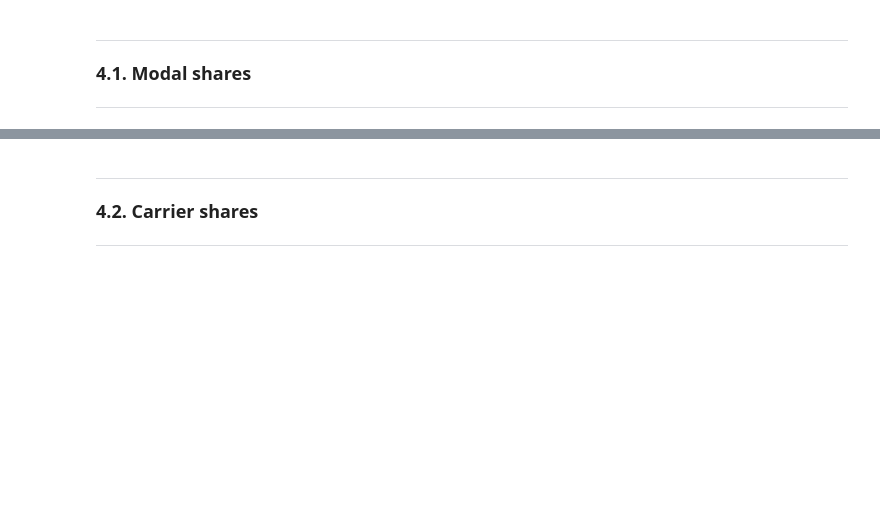
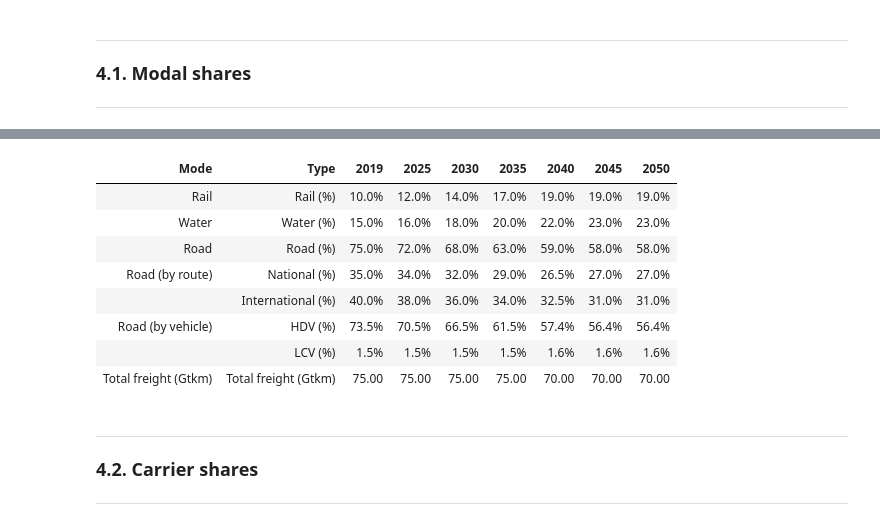
Before and after one commit to Valentine-Bernaerts/negaWatt_jupyter_notebook, a Jupyter notebook: jupyter_notebook/Transport_sector_appendix.ipynb, the cells around one changed output, grey strips where cells are left out. Cells and saved outputs as stored; diff of their text form; code cells hidden in the pictures; blank space fills up the shorter version.

```diff
--- a/jupyter_notebook/Transport_sector_appendix.ipynb
+++ b/jupyter_notebook/Transport_sector_appendix.ipynb
@@ -867,0 +771,73 @@ Carrier Shares (%)
+# %%
+# Modal share (%)
+rail = pd.Series([10.0, 12.0, 14.0, 17.0, 19.0, 19.0, 19.0], index=years)
+water = pd.Series([15.0, 16.0, 18.0, 20.0, 22.0, 23.0, 23.0], index=years)
+road_total = 100 - (rail + water)
+
+national = pd.Series([35.0, 34.0, 32.0, 29.0, 26.5, 27.0, 27.0], index=years)
+international = road_total - national
+hdv = pd.Series([73.5, 70.5, 66.5, 61.5, 57.4, 56.4, 56.4], index=years)
+lcv = road_total - hdv
+
+# Total freight volumes in Gtkm, convert to string
+total_freight = pd.Series([75.0, 75.0, 75.0, 75.0, 70.0, 70.0, 70.0], index=years).map(lambda x: f"{x:.2f}")
+
+# Build DataFrames
+df_rail = pd.DataFrame({'Rail (%)': rail.values}, index=years).T
+df_water = pd.DataFrame({'Water (%)': water.values}, index=years).T
+df_road_total = pd.DataFrame({'Road (%)': road_total.values}, index=years).T
+df_road_route = pd.DataFrame({
+    'National (%)': national.values,
+    'International (%)': international.values
+}, index=years).T
+df_road_vehicle = pd.DataFrame({
+    'HDV (%)': hdv.values,
+    'LCV (%)': lcv.values
+}, index=years).T
+# Create freight DataFrame with strings
+df_total_freight = pd.DataFrame({'Total freight (Gtkm)': total_freight.values}, index=years).T
+
+
+# Combine in desired order
+mode_dfs = {
+    'Rail': df_rail,
+    'Water': df_water,
+    'Road': df_road_total,
+    'Road (by route)': df_road_route,
+    'Road (by vehicle)': df_road_vehicle,
+    'Total freight (Gtkm)': df_total_freight,
+}
+
+rows = []
+for mode, df in mode_dfs.items():
+    temp = df.copy()
+    temp['Mode'] = mode
+    temp['Type'] = temp.index
+    temp = temp.reset_index(drop=True)
+    rows.append(temp)
+
+combined = pd.concat(rows, ignore_index=True)
+combined['Mode'] = combined['Mode'].mask(combined['Mode'].duplicated(), '')
+fr = combined[['Mode', 'Type'] + list(years)]
+
+# Styling
+def highlight_mode_separator(row):
+    return ['border-top:2px solid black'] * len(row) if row['Mode'] != '' else [''] * len(row)
+
+def bold_mode(cell, mode_cell, col):
+    return 'font-weight:bold' if mode_cell and col == 'Mode' else ''
+
+styled = fr.style.hide(axis='index')\
+    .set_caption("Carrier Shares and Freight Volume")\
+    .set_table_attributes('style="width:100%;table-layout:fixed;"')\
+    .apply(highlight_mode_separator, axis=1)\
+    .apply(lambda row: [bold_mode(cell, row['Mode'], col) for col, cell in zip(fr.columns, row)], axis=1)\
+    .set_properties(subset=['Type'], **{'font-style':'italic'})
+
+# Apply percentage formatting only to rows ending with '(%)'
+mask = fr['Type'].str.endswith('(%)')
+for year in years:
+    styled = styled.format({year: "{:.1f}%"}, subset=(mask, year))
+
+styled
+# %% [output]
@@ -868,3 +845,12 @@ Carrier Shares (%)
+| Mode | Type | 2019 | 2025 | 2030 | 2035 | 2040 | 2045 | 2050 |
+| Rail | Rail (%) | 10.0% | 12.0% | 14.0% | 17.0% | 19.0% | 19.0% | 19.0% |
+| Water | Water (%) | 15.0% | 16.0% | 18.0% | 20.0% | 22.0% | 23.0% | 23.0% |
+| Road | Road (%) | 75.0% | 72.0% | 68.0% | 63.0% | 59.0% | 58.0% | 58.0% |
+| Road (by route) | National (%) | 35.0% | 34.0% | 32.0% | 29.0% | 26.5% | 27.0% | 27.0% |
+|  | International (%) | 40.0% | 38.0% | 36.0% | 34.0% | 32.5% | 31.0% | 31.0% |
+| Road (by vehicle) | HDV (%) | 73.5% | 70.5% | 66.5% | 61.5% | 57.4% | 56.4% | 56.4% |
+|  | LCV (%) | 1.5% | 1.5% | 1.5% | 1.5% | 1.6% | 1.6% | 1.6% |
+| Total freight (Gtkm) | Total freight (Gtkm) | 75.00 | 75.00 | 75.00 | 75.00 | 70.00 | 70.00 | 70.00 |
 # %% [markdown]
 
 ---
```
Also changed, not shown: parts of 23 cells of this notebook, 1 other file.
